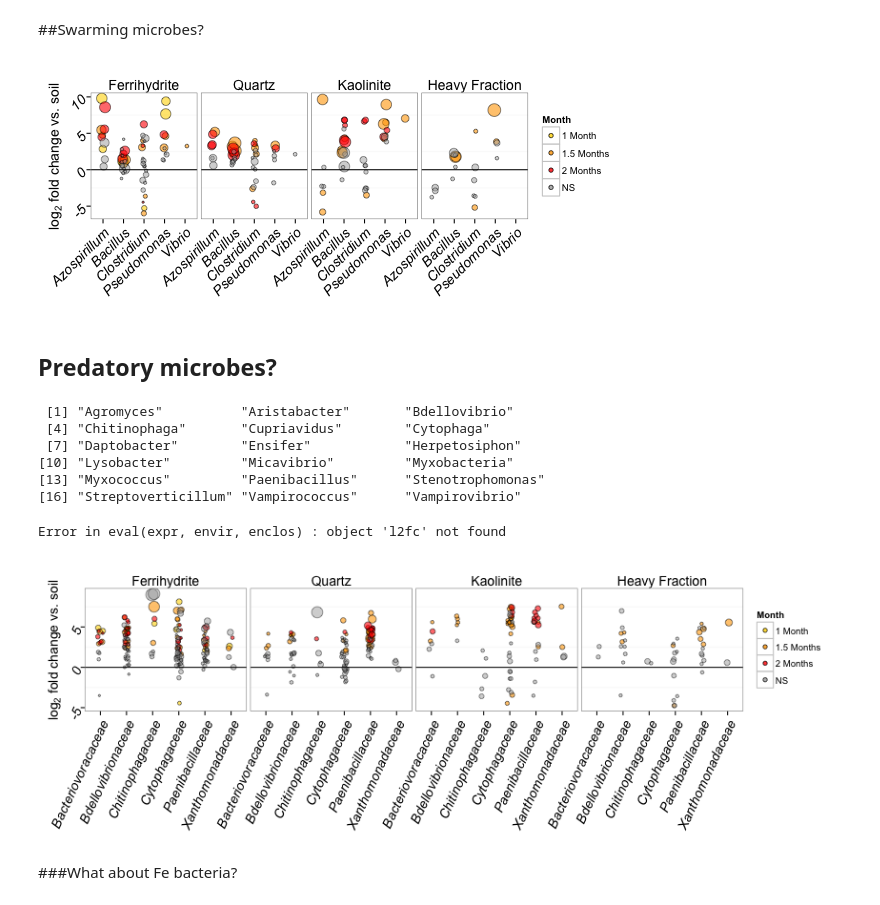
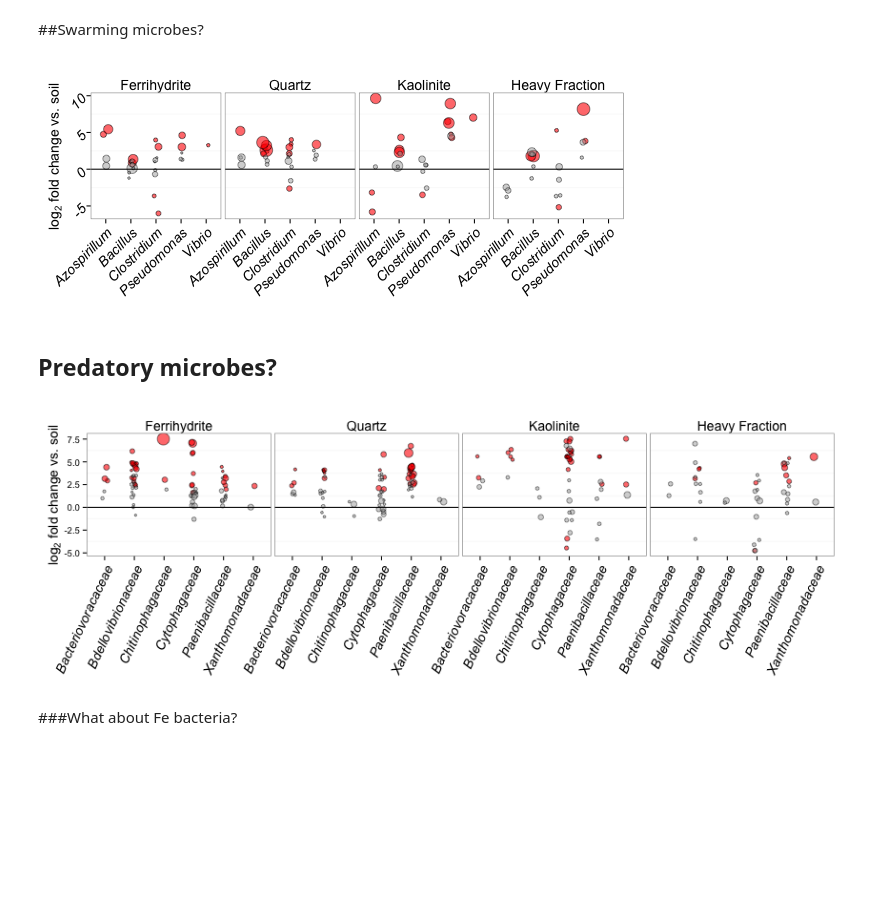
Before and after one commit to TheaWhitman/Mineral16S, a Jupyter notebook: manuscript_figures/Differential_abundance.ipynb, the cells around one changed output. Saved outputs shown, nothing was run; the diff lists cells and outputs as text; code cells hidden in the pictures; blank space fills up the shorter version.

```diff
--- a/manuscript_figures/Differential_abundance.ipynb
+++ b/manuscript_figures/Differential_abundance.ipynb
@@ -844,7 +848,7 @@ d$Trtmt = ordered(d$Trtmt, levels = c("Ferrihydrite", "Quartz", "Kaolinite", "He
 
 d = d %>%
     filter(Phylum %in% PhylumOrder)%>%
-    #filter(Month==3)%>%
+    filter(Month==2.5)%>%
     group_by(Phylum,Trtmt,Month)%>%
     mutate(Resp = ifelse((l2FC >= 0),1,ifelse((l2FC<0),-1,0)))%>%
     mutate(Signif = ifelse((padj <= FDR),1,0))%>%
@@ -871,15 +875,17 @@ d.neg$Phylum <- factor(d.neg$Phylum, levels = PhylumOrder, ordered=TRUE)
 
 
 p = ggplot()
-p = p + geom_bar(data=d.pos, aes(x=Phylum,y=Fract,fill=RespSignif,alpha=Shade),stat="identity", position="stack")
-p = p + geom_bar(data=d.neg, aes(x=Phylum,y=Fract,fill=RespSignif,alpha=Shade),stat="identity", position="stack")
+#p = p + geom_bar(data=d.pos, aes(x=Phylum,y=Fract,fill=RespSignif,alpha=Shade),stat="identity", position="stack")
+#p = p + geom_bar(data=d.neg, aes(x=Phylum,y=Fract,fill=RespSignif,alpha=Shade),stat="identity", position="stack")
+p = p + geom_bar(data=d.pos, aes(x=Phylum,y=Fract,fill=RespSignif),stat="identity", position="stack")
+p = p + geom_bar(data=d.neg, aes(x=Phylum,y=Fract,fill=RespSignif),stat="identity", position="stack")
 p = p + scale_x_discrete(limits=PhylumOrder)
 p = p + facet_grid(~MonthName~Trtmt)
 p = p + theme_bw()
 p = p + theme(axis.text.x = element_text(size = 12, angle=45, hjust=1))
 p = p + theme(axis.text.y = element_text(size = 12))
 p = p + scale_fill_manual(values=c("lightpink","red","steelblue2","midnightblue"))
-p = p + scale_alpha_continuous(range=c(0.3, 1),guide=F)
+#p = p + scale_alpha_continuous(range=c(0.3, 1),guide=F)
 p = p + ylab("Fraction of taxa higher or lower in\nrelative abundance vs. soil") + xlab("")
 p = p + ylim(c(-1,1))
 p = p + theme(strip.text = element_text(size = 15),
@@ -907,6 +913,7 @@ Swarmers = c("Bacillus", "Clostridium", "Azospirillum", "Rhodospirillum", "Esche
 
 d.swarm = l2fc %>%
 #    dplyr::filter(padj<=0.1)%>%
+    dplyr::filter(Month==2.5)%>%
     dplyr::group_by(Trtmt,Month) %>%
     dplyr::mutate(relabund=baseMean/sum(baseMean))%>%
     dplyr::filter(Genus %in% Swarmers)%>%
@@ -934,7 +941,8 @@ p = p + geom_point(data=d.yes, aes(x = Genus, y = l2FC, fill = Month, size=relab
 p = p + geom_point(data=d.no, aes(x = Genus, y = l2FC, fill = sig, size=relabund), shape = 21, alpha=0.5, position = position_jitter(w = 0.10))
 
 p = p + scale_size_continuous("log(Relative\nAbundance)",trans="log",guide="none")
-p = p + scale_fill_manual(values=c("gold","orange","red","darkgrey"))
+#p = p + scale_fill_manual(values=c("gold","orange","red","darkgrey"))
+p = p + scale_fill_manual(values=c("red","darkgrey"),guide="none")
 p = p + facet_grid(~Trtmt)
 p = p + geom_hline(aes(yintercept=0))
 p = p + theme_bw()
@@ -947,6 +955,6 @@ p = p + theme(axis.text = element_text(angle=45,hjust=1, size=14, face="italic")
              panel.grid.major = element_blank())
 p
 # %% [output]
-[figure, old version]
+[figure, new version]
 # %%
 %%R
@@ -959,63 +967,52 @@ Preds = c("Myxococcus","Bdellovibrio","Paenibacillus","Lysobacter","Vampirovibri
          "Cytophaga","Aristabacter","Chitinophaga","Ensifer","Micavibrio","Cupriavidus","Stenotrophomonas",
          "Myxobacteria","Herpetosiphon","Streptoverticillum","Agromyces")
 PredFams = c("Bacteriovoracaceae","Bdellovibrionaceae","Cytophagaceae")
-# %%
-%%R
-levels(as.factor(Preds))
-# %% [output]
- [1] "Agromyces"          "Aristabacter"       "Bdellovibrio"
- [4] "Chitinophaga"       "Cupriavidus"        "Cytophaga"
- [7] "Daptobacter"        "Ensifer"            "Herpetosiphon"
-[10] "Lysobacter"         "Micavibrio"         "Myxobacteria"
-[13] "Myxococcus"         "Paenibacillus"      "Stenotrophomonas"
-[16] "Streptoverticillum" "Vampirococcus"      "Vampirovibrio"
 # %%
 %%R
 
 d.pred = l2fc %>%
 #    dplyr::filter(padj<=0.1)%>%
+    dplyr::filter(Month==2.5)%>%
     dplyr::group_by(Trtmt,Month) %>%
     dplyr::mutate(relabund=baseMean/sum(baseMean))%>%
     dplyr::filter(Genus %in% Preds | Family %in% PredFams)%>%
     dplyr::select(Month,Trtmt,OTU,l2FC,Phylum,Family,Genus,Species,relabund,l2FC,padj)
 # This gives us a list of all the possible swarmer cells, based on their genus.
 # If their l2FC is consistently positive, this might support the idea that swarming helps colonization
-# %% [output]
-Error in eval(expr, envir, enclos) : object 'l2fc' not found
 # %%
 %%R -w 850 -h 300
 
 #d = d.pred[d.swarm$Month==2.5,]
 d = d.pred
 
 d$Trtmt = ordered(d$Trtmt, levels = c("Ferrihydrite", "Quartz", "Kaolinite", "Heavy Fraction"))
 d$sig = ifelse(d$padj<=0.1,"yes","NS")
 d$sig = ifelse(is.na(d$padj),"NS",paste(d$sig))
 d$Month = as.factor(d$Month)
 d$Month = ifelse(d$Month==2,"1 Month",(ifelse(d$Month==2.5, "1.5 Months","2 Months")))
 
 d.yes = d[d$sig=="yes",]
 d.no = d[d$sig=="NS",]
 
 p = ggplot(d, aes(x=Genus, y=l2FC))
 
 p = p + geom_point(data=d.yes, aes(x = Family, y = l2FC, fill = Month, size=relabund), shape = 21, alpha=0.6, position = position_jitter(w = 0.10))
 p = p + geom_point(data=d.no, aes(x = Family, y = l2FC, fill = sig, size=relabund), shape = 21, alpha=0.5, position = position_jitter(w = 0.10))
 
 p = p + scale_size_continuous("log(Relative\nAbundance)",trans="log",guide="none")
-p = p + scale_fill_manual(values=c("gold","orange","red","darkgrey"))
+p = p + scale_fill_manual(values=c("red","darkgrey"),guide="none")
 p = p + facet_grid(~Trtmt)
 p = p + geom_hline(aes(yintercept=0))
 p = p + theme_bw()
 p = p + labs(y = expression(paste("", log[2]," fold change vs. soil",sep="")))
-p = p + theme(axis.text = element_text(angle=65,hjust=1, size=14, face="italic"),
+p = p + theme(axis.text.x = element_text(angle=65,hjust=1, size=14, face="italic"),
             strip.background = element_blank(),
             strip.text = element_text(size=14),
              axis.title.x = element_blank(),
              axis.title.y = element_text(size=14),
              panel.grid.major = element_blank())
 p
 # %% [output]
-[figure, old version]
+[figure, new version]
 # %%
 %%R
```
Also changed, not shown: parts of 14 cells of this notebook, 12 other files.
